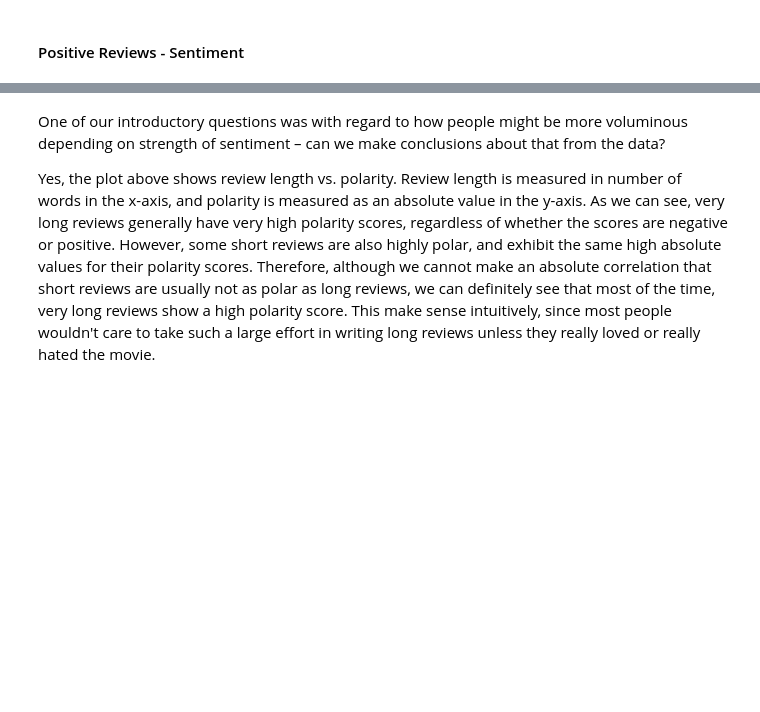
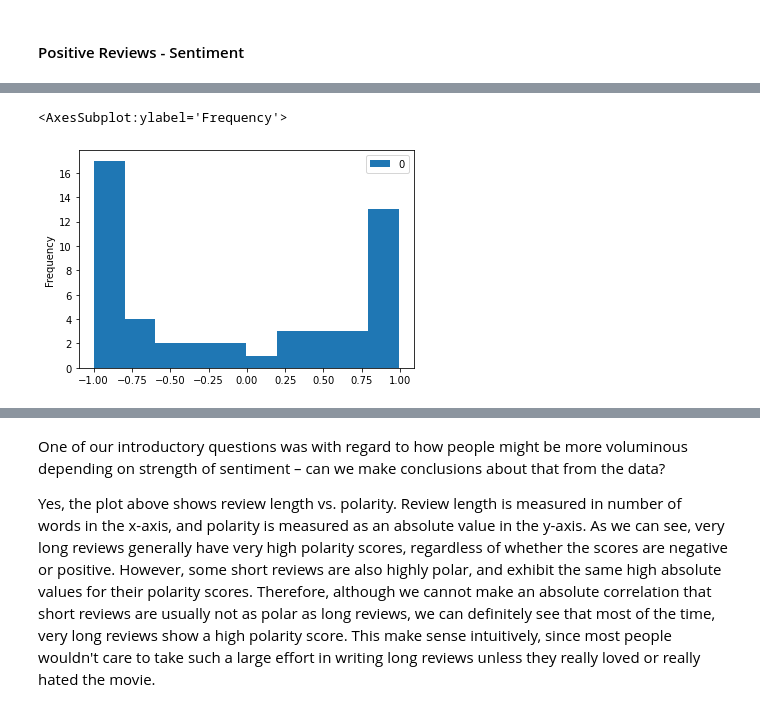
Before and after one commit to Crystalhuynh39/DH-140-Project, a Jupyter notebook: FinalProject.ipynb, the cells around one changed output, grey strips where cells are left out. Saved outputs shown, nothing was run; the diff lists cells and outputs as text; code cells hidden in the pictures; blank space fills up the shorter version.

```diff
--- a/FinalProject.ipynb
+++ b/FinalProject.ipynb
@@ -962,3 +1047,6 @@ for index, row in negative.iterrows():
 # %%
 negdata_df = pd.DataFrame(negdata)
-negdata_df.plot(kind='line')
+negdata_df.plot(kind='hist')
+# %% [output]
+<AxesSubplot:ylabel='Frequency'>
+[figure, added]
```
Also changed, not shown: parts of 54 cells of this notebook.
